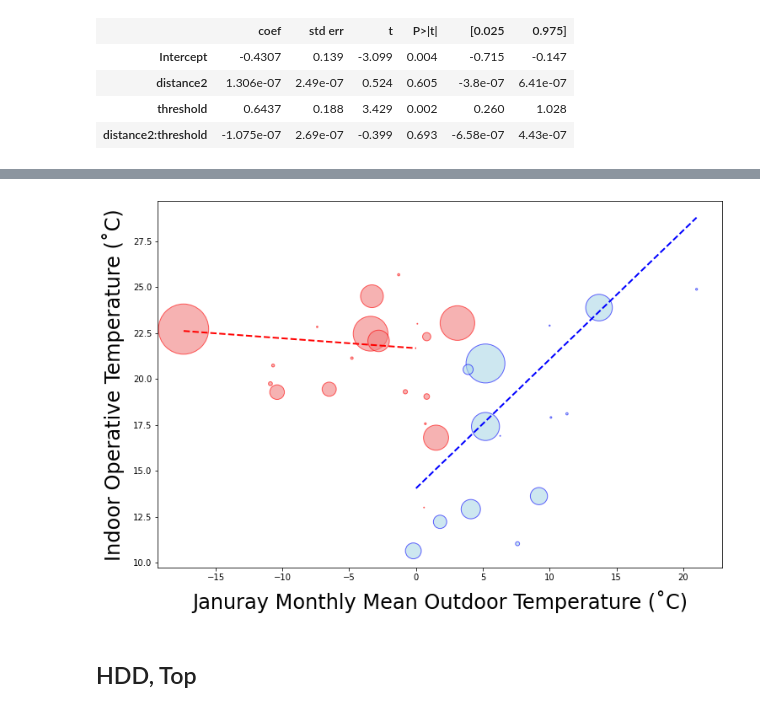
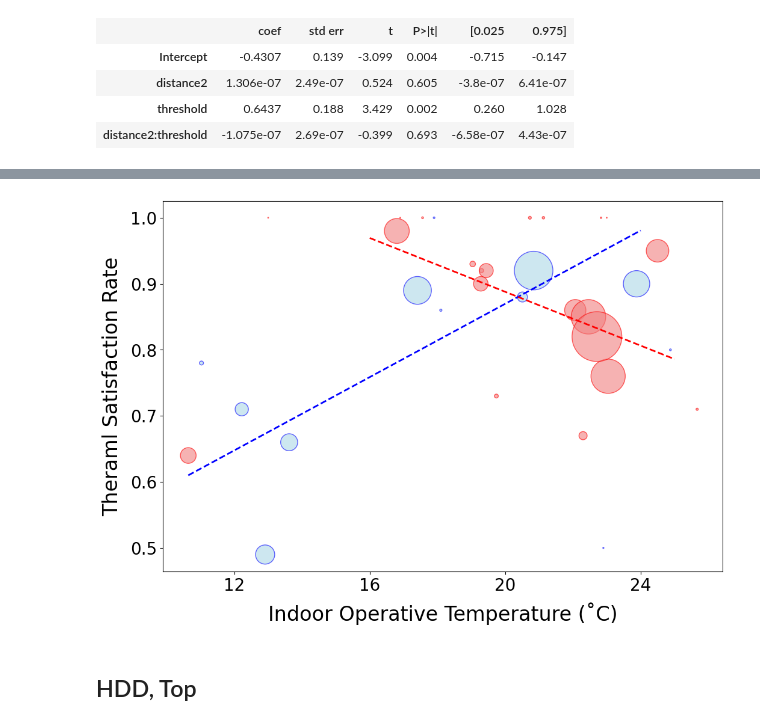
Before and after one commit to ruijis/paper-causal-doing, a Jupyter notebook: Data_regression_discontinuity.ipynb, the cells around one changed output, grey strips where cells are left out. Saved outputs shown, nothing was run; the diff lists cells and outputs as text; code cells hidden in the pictures.

Commit message:
updated figures

```diff
--- a/Data_regression_discontinuity.ipynb
+++ b/Data_regression_discontinuity.ipynb
@@ -271,37 +366,38 @@ t_out_min     -0.0540      0.056     -0.972      0.345      -0.171       0.063
 # %%
 # Initialize figure
 plt.figure(figsize=(12, 8))
 
 # Scatter plot for points below the threshold
-plt.scatter(df_below['t_out_min'], df_below['top'],
+plt.scatter(df_below['top'], df_below['tsr'],
             s=df_below['records'], facecolors='lightblue', edgecolors='blue',
             alpha=0.6, label='Cool Indoor Environment')
 
 # Scatter plot for points above the threshold
-plt.scatter(df_above['t_out_min'], df_above['top'],
+plt.scatter(df_above['top'], df_above['tsr'],
             s=df_above['records'], facecolors='lightcoral', edgecolors='red',
             alpha=0.6, label='Warm Indoor Environment')
 
 # Plot the fitted lines smoothly
-t_out_min_grid_above = np.linspace(df_rd['t_out_min'].min(), 0, 500)
-t_out_min_grid = np.linspace(0, df_rd['t_out_min'].max(), 500)
-pred_below = model_below.predict(pd.DataFrame({'t_out_min': t_out_min_grid}))
-pred_above = model_above.predict(pd.DataFrame({'t_out_min': t_out_min_grid_above}))
-plt.plot(t_out_min_grid, pred_below, color='blue', linewidth=2, linestyle='--', label='Fitted (Cool Indoor Environment)')
-plt.plot(t_out_min_grid_above, pred_above, color='red', linewidth=2, linestyle='--', label='Fitted (Warm Indoor Environment)')
+top_grid_above = np.linspace(16, 25, 500)
+top_grid = np.linspace(df_rd['top'].min(), 24, 500)
+pred_below = model_below.predict(pd.DataFrame({'top': top_grid}))
+pred_above = model_above.predict(pd.DataFrame({'top': top_grid_above}))
+plt.plot(top_grid, pred_below, color='blue', linewidth=2, linestyle='--', label='Fitted (Cool Indoor Environment)')
+plt.plot(top_grid_above, pred_above, color='red', linewidth=2, linestyle='--', label='Fitted (Warm Indoor Environment)')
 
 # Adjust ticks and labels
-# plt.xticks(np.arange(12, 28, 4), fontsize=20)
-# plt.yticks(np.arange(0.5, 1.05, 0.1), fontsize=20)
+plt.xticks(np.arange(12, 28, 4), fontsize=20)
+plt.yticks(np.arange(0.5, 1.05, 0.1), fontsize=20)
 
 # Add axis labels
-plt.xlabel('Januray Monthly Mean Outdoor Temperature (˚C)', fontsize=24, labelpad=10)
-plt.ylabel('Indoor Operative Temperature (˚C)', fontsize=24, labelpad=10)
+plt.xlabel('Indoor Operative Temperature (˚C)', fontsize=24, labelpad=10)
+plt.ylabel('Theraml Satisfaction Rate', fontsize=24, labelpad=10)
 
 # Show the plot
+plt.savefig('fig5b.svg', format='svg')
 plt.show()
 # %% [output]
-[figure, old version]
+[figure, new version]
 # %% [markdown]
 ## HDD, Top
 # %%
```
Also changed, not shown: parts of 27 cells of this notebook, 8 other files.
